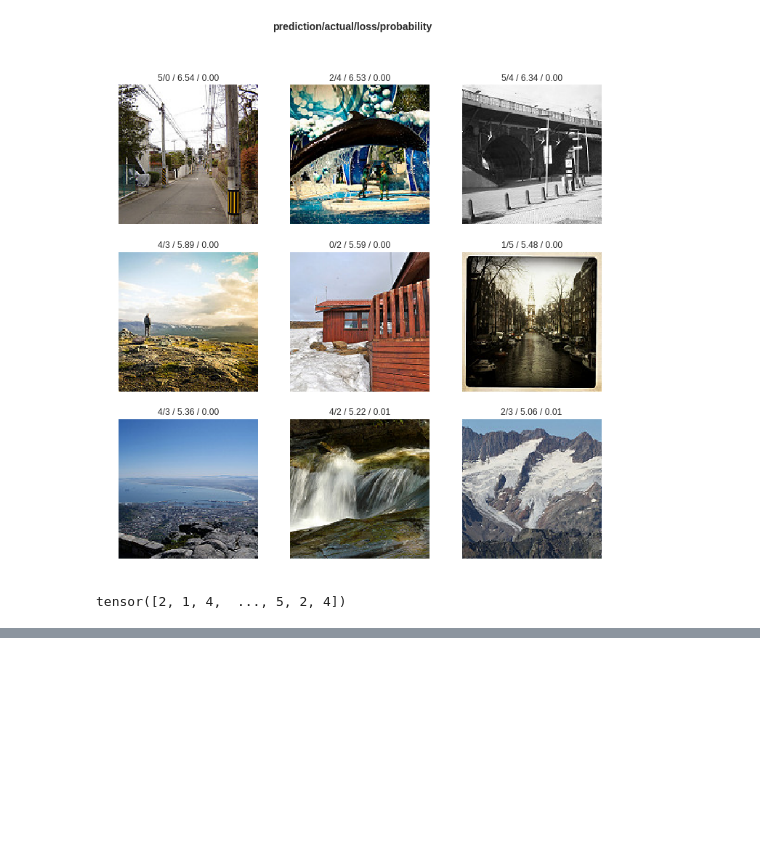
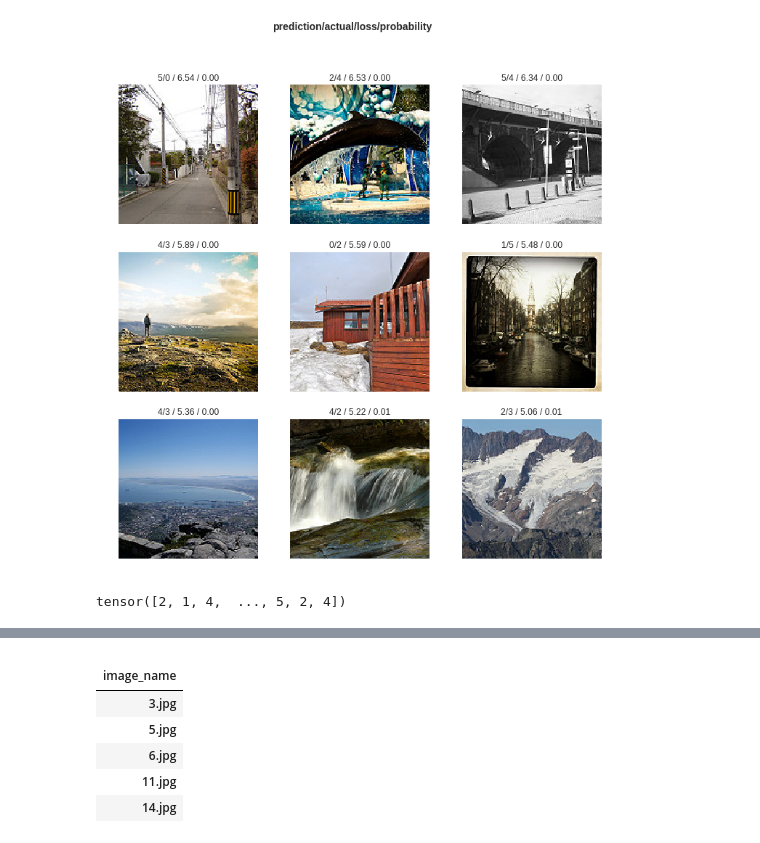
Before and after one commit to arkothiwala/deep-learning, a Jupyter notebook: AV_Intel.ipynb, the cells around one changed output, grey strips where cells are left out. Drawn from its saved outputs; the diff is of its cells as text; code cells hidden in the pictures; blank space fills up the shorter version.

```diff
--- a/AV_Intel.ipynb
+++ b/AV_Intel.ipynb
@@ -117,0 +148,3 @@ data = ImageDataBunch.from_csv(path_img, ds_tfms=get_transforms(), csv_labels='.
+# %%
+import pandas
+test_df = pandas.read_csv('test_WyRytb0.csv')
@@ -117,0 +175,10 @@ data = ImageDataBunch.from_csv(path_img, ds_tfms=get_transforms(), csv_labels='.
+# %%
+test_df.head()
+# %% [output]
+|  |
+| image_name |
+| 3.jpg |
+| 5.jpg |
+| 6.jpg |
+| 11.jpg |
+| 14.jpg |
```
Also changed, not shown: parts of 23 cells of this notebook.
